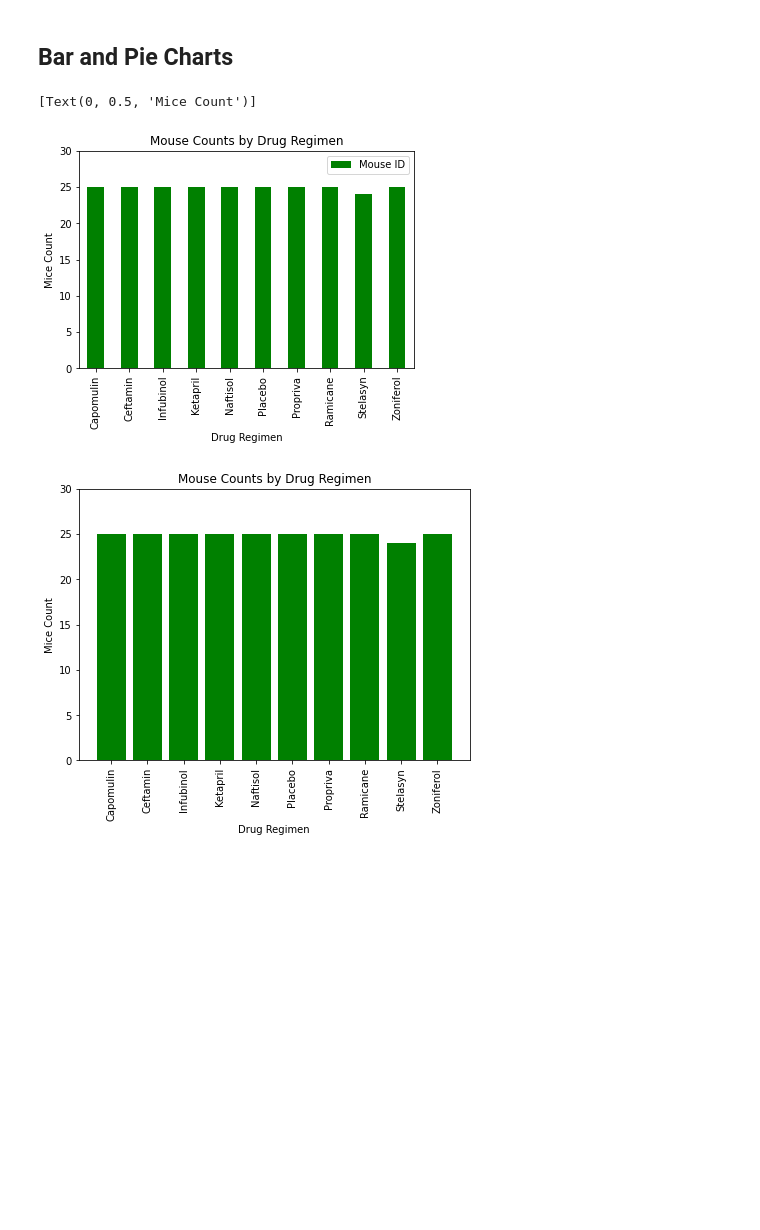
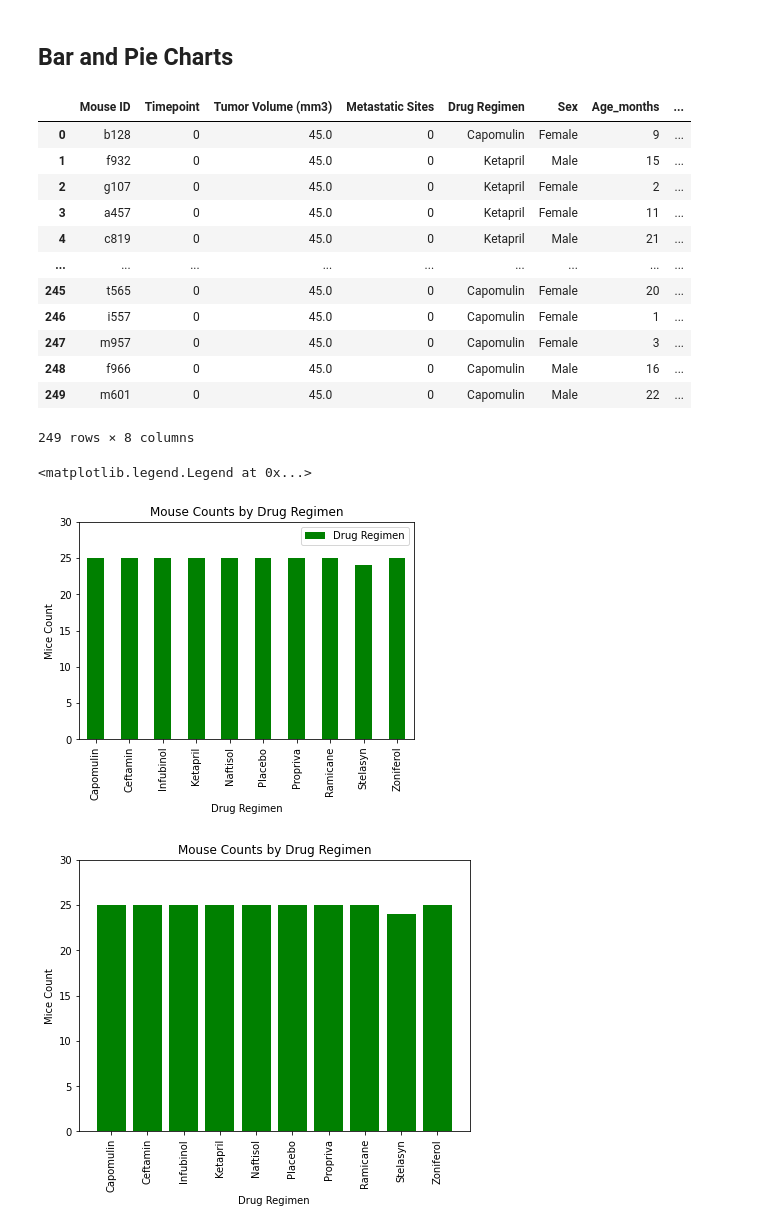
Before and after one commit to ClovisL/Analyzing-tumor-development, a Jupyter notebook: Pymaceuticals/pymaceuticals_starter.ipynb, the cells around one changed output. Drawn from its saved outputs; the diff is of its cells as text; code cells hidden in the pictures; blank space fills up the shorter version.

Commit message:
Updated bar plot

```diff
--- a/Pymaceuticals/pymaceuticals_starter.ipynb
+++ b/Pymaceuticals/pymaceuticals_starter.ipynb
@@ -184,19 +184,40 @@ mice_by_drug_df = pd.DataFrame(mice_by_drug_group)
 mice_by_drug_df = mice_by_drug_df.reset_index()
 mouse_count = mice_by_drug_df["Mouse ID"]
 
+# Drop duplicates
+study_data = study_data.drop_duplicates("Mouse ID")
+
 # List of unique drug regimens
 drug_regimens = mice_by_drug_df["Drug Regimen"].unique()
 
-# Set x axis and tick locations
+# Set drug regimen as x axis, and sets tick locations
 x_axis = np.arange(mice_by_drug_df["Drug Regimen"].nunique())
 tick_locations = [value for value in x_axis]
 
-# Create bar plot
-mice_by_drug_df = mice_by_drug_df.set_index("Drug Regimen")
-mice_by_drug_df.plot.bar(title="Mouse Counts by Drug Regimen", color="g", ylim=[0, max(mouse_count)+5]).set(ylabel="Mice Count")
+study_data
 # %% [output]
+|  | Mouse ID | Timepoint | Tumor Volume (mm3) | Metastatic Sites | Drug Regimen | Sex | Age_months | ... |
+| 0 | b128 | 0 | 45.0 | 0 | Capomulin | Female | 9 | ... |
+| 1 | f932 | 0 | 45.0 | 0 | Ketapril | Male | 15 | ... |
+| 2 | g107 | 0 | 45.0 | 0 | Ketapril | Female | 2 | ... |
+| 3 | a457 | 0 | 45.0 | 0 | Ketapril | Female | 11 | ... |
+| 4 | c819 | 0 | 45.0 | 0 | Ketapril | Male | 21 | ... |
+| ... | ... | ... | ... | ... | ... | ... | ... | ... |
+| 245 | t565 | 0 | 45.0 | 0 | Capomulin | Female | 20 | ... |
+| 246 | i557 | 0 | 45.0 | 0 | Capomulin | Female | 1 | ... |
+| 247 | m957 | 0 | 45.0 | 0 | Capomulin | Female | 3 | ... |
+| 248 | f966 | 0 | 45.0 | 0 | Capomulin | Male | 16 | ... |
+| 249 | m601 | 0 | 45.0 | 0 | Capomulin | Male | 22 | ... |
-[Text(0, 0.5, 'Mice Count')]
+249 rows × 8 columns
-[figure, removed]
+# %%
+# Create bar plot using pandas
+mice_by_drug_df = mice_by_drug_df.set_index("Drug Regimen")
+bar_plot = mice_by_drug_df.plot.bar(title="Mouse Counts by Drug Regimen", color="g", ylim=[0, max(mouse_count)+5])
+bar_plot.set(ylabel="Mice Count")
+bar_plot.legend(["Drug Regimen"])
+# %% [output]
+<matplotlib.legend.Legend at 0x...>
+[figure, added]
 # %%
 # Generate a bar plot showing the total number of measurements taken on each drug regimen using pyplot.
 plt.figure(figsize=(7,5))
```
Also changed, not shown: parts of 1 cell of this notebook.
